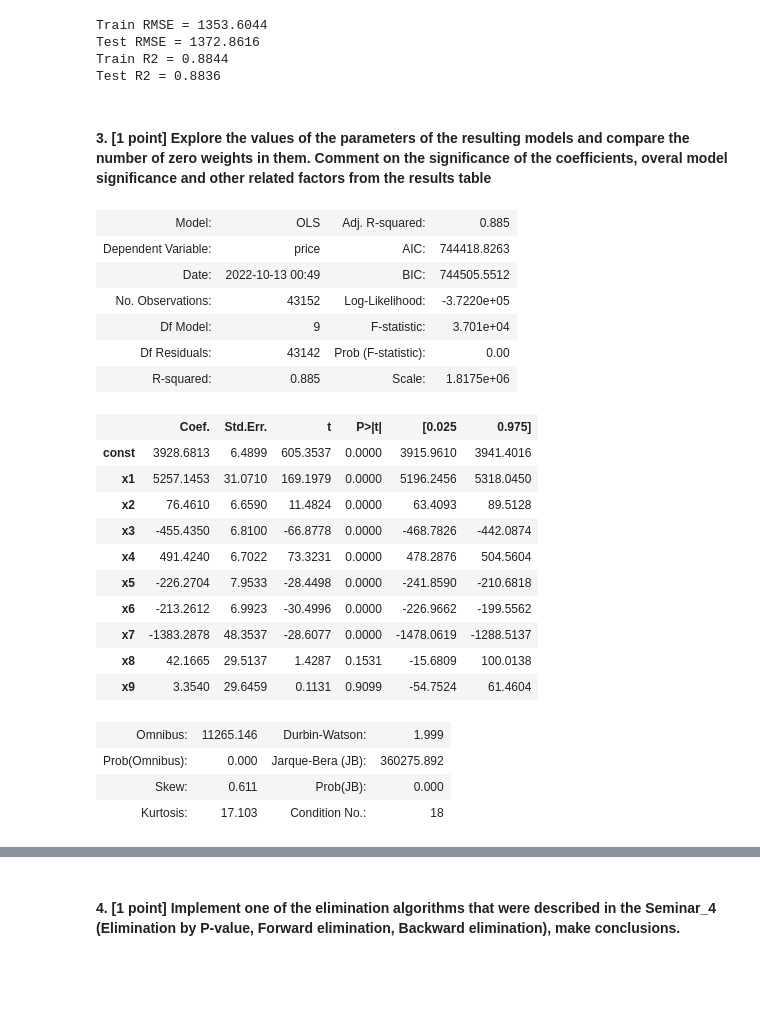
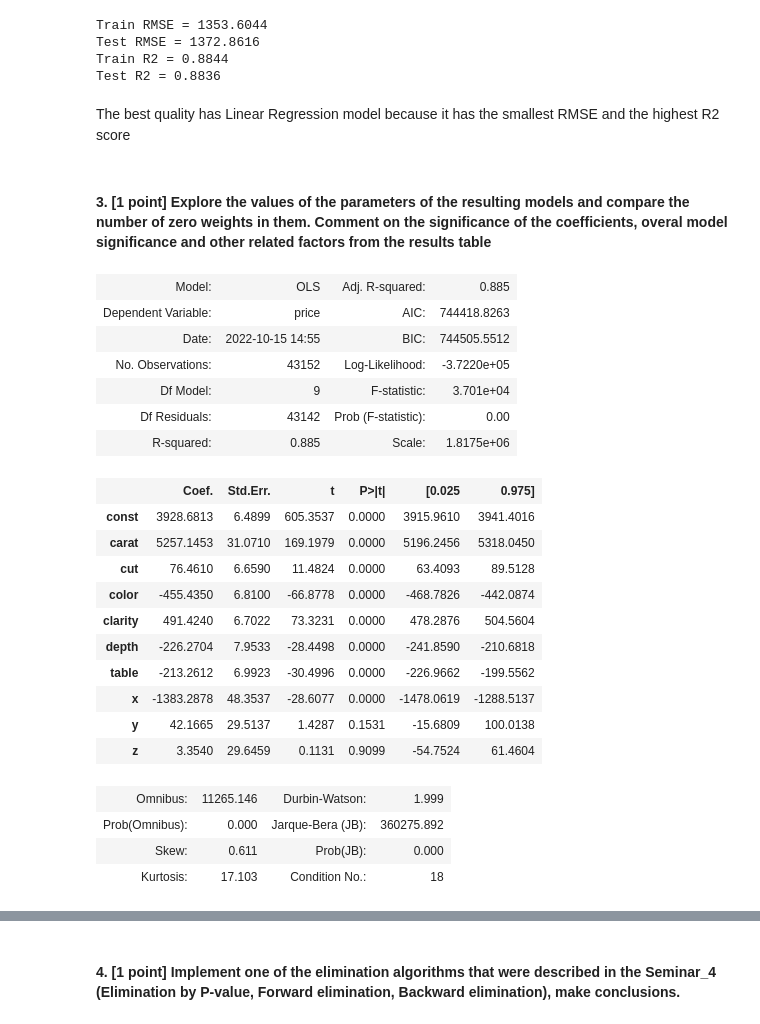
Before and after one commit to shmelzz/data_analysis, a Jupyter notebook: hw2/ml_hw2_Shelemekh_206.ipynb, the cells around one changed output, grey strips where cells are left out. Cells and saved outputs as stored; diff of their text form; code cells hidden in the pictures; blank space fills up the shorter version.

```diff
--- a/hw2/ml_hw2_Shelemekh_206.ipynb
+++ b/hw2/ml_hw2_Shelemekh_206.ipynb
@@ -225,31 +138,33 @@ Test R2 = 0.8836
+# %% [markdown]
+The best quality has Linear Regression model because it has the smallest RMSE and the highest R2 score
 # %% [markdown]
 #### 3. [1 point] Explore the values of the parameters of the resulting models and compare the number of zero weights in them. Comment on the significance of the coefficients, overal model significance and other related factors from the results table
-# %%
-# your code here
-#╰( ͡° ͜ʖ ͡° )つ──☆*:・ﾟ
-
-# linear reg
-results_lr.summary2()
-# %% [output]
-| Model: | OLS | Adj. R-squared: | 0.885 |
-| Dependent Variable: | price | AIC: | 744418.8263 |
-| Date: | 2022-10-13 00:49 | BIC: | 744505.5512 |
-| No. Observations: | 43152 | Log-Likelihood: | -3.7220e+05 |
-| Df Model: | 9 | F-statistic: | 3.701e+04 |
-| Df Residuals: | 43142 | Prob (F-statistic): | 0.00 |
-| R-squared: | 0.885 | Scale: | 1.8175e+06 |
-|  | Coef. | Std.Err. | t | P>|t| | [0.025 | 0.975] |
-| const | 3928.6813 | 6.4899 | 605.3537 | 0.0000 | 3915.9610 | 3941.4016 |
-| x1 | 5257.1453 | 31.0710 | 169.1979 | 0.0000 | 5196.2456 | 5318.0450 |
-| x2 | 76.4610 | 6.6590 | 11.4824 | 0.0000 | 63.4093 | 89.5128 |
-| x3 | -455.4350 | 6.8100 | -66.8778 | 0.0000 | -468.7826 | -442.0874 |
-| x4 | 491.4240 | 6.7022 | 73.3231 | 0.0000 | 478.2876 | 504.5604 |
-| x5 | -226.2704 | 7.9533 | -28.4498 | 0.0000 | -241.8590 | -210.6818 |
-| x6 | -213.2612 | 6.9923 | -30.4996 | 0.0000 | -226.9662 | -199.5562 |
-| x7 | -1383.2878 | 48.3537 | -28.6077 | 0.0000 | -1478.0619 | -1288.5137 |
-| x8 | 42.1665 | 29.5137 | 1.4287 | 0.1531 | -15.6809 | 100.0138 |
-| x9 | 3.3540 | 29.6459 | 0.1131 | 0.9099 | -54.7524 | 61.4604 |
-| Omnibus: | 11265.146 | Durbin-Watson: | 1.999 |
-| Prob(Omnibus): | 0.000 | Jarque-Bera (JB): | 360275.892 |
-| Skew: | 0.611 | Prob(JB): | 0.000 |
-| Kurtosis: | 17.103 | Condition No.: | 18 |
+# %%
+features = list(X.iloc[:, :10].columns)
+features.insert(0, "const")
+
+# linear regression
+results_lr.summary2(xname=features)
+# %% [output]
+| Model: | OLS | Adj. R-squared: | 0.885 |
+| Dependent Variable: | price | AIC: | 744418.8263 |
+| Date: | 2022-10-15 14:55 | BIC: | 744505.5512 |
+| No. Observations: | 43152 | Log-Likelihood: | -3.7220e+05 |
+| Df Model: | 9 | F-statistic: | 3.701e+04 |
+| Df Residuals: | 43142 | Prob (F-statistic): | 0.00 |
+| R-squared: | 0.885 | Scale: | 1.8175e+06 |
+|  | Coef. | Std.Err. | t | P>|t| | [0.025 | 0.975] |
+| const | 3928.6813 | 6.4899 | 605.3537 | 0.0000 | 3915.9610 | 3941.4016 |
+| carat | 5257.1453 | 31.0710 | 169.1979 | 0.0000 | 5196.2456 | 5318.0450 |
+| cut | 76.4610 | 6.6590 | 11.4824 | 0.0000 | 63.4093 | 89.5128 |
+| color | -455.4350 | 6.8100 | -66.8778 | 0.0000 | -468.7826 | -442.0874 |
+| clarity | 491.4240 | 6.7022 | 73.3231 | 0.0000 | 478.2876 | 504.5604 |
+| depth | -226.2704 | 7.9533 | -28.4498 | 0.0000 | -241.8590 | -210.6818 |
+| table | -213.2612 | 6.9923 | -30.4996 | 0.0000 | -226.9662 | -199.5562 |
+| x | -1383.2878 | 48.3537 | -28.6077 | 0.0000 | -1478.0619 | -1288.5137 |
+| y | 42.1665 | 29.5137 | 1.4287 | 0.1531 | -15.6809 | 100.0138 |
+| z | 3.3540 | 29.6459 | 0.1131 | 0.9099 | -54.7524 | 61.4604 |
+| Omnibus: | 11265.146 | Durbin-Watson: | 1.999 |
+| Prob(Omnibus): | 0.000 | Jarque-Bera (JB): | 360275.892 |
+| Skew: | 0.611 | Prob(JB): | 0.000 |
+| Kurtosis: | 17.103 | Condition No.: | 18 |
```
Also changed, not shown: parts of 27 cells of this notebook.
